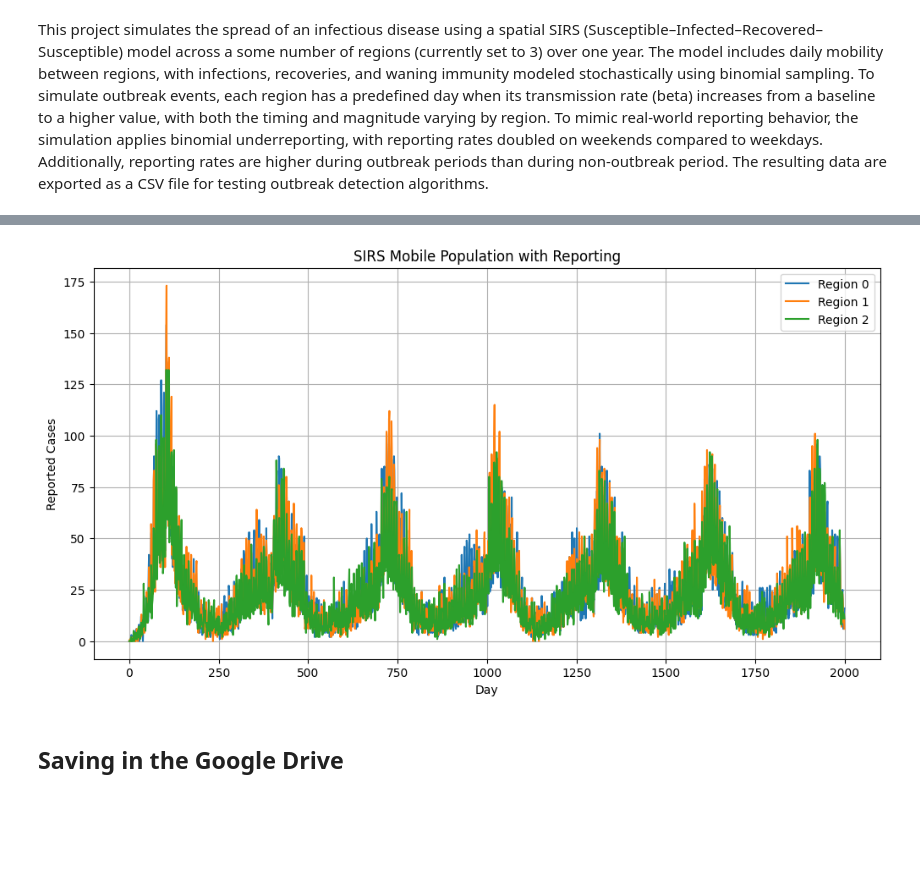
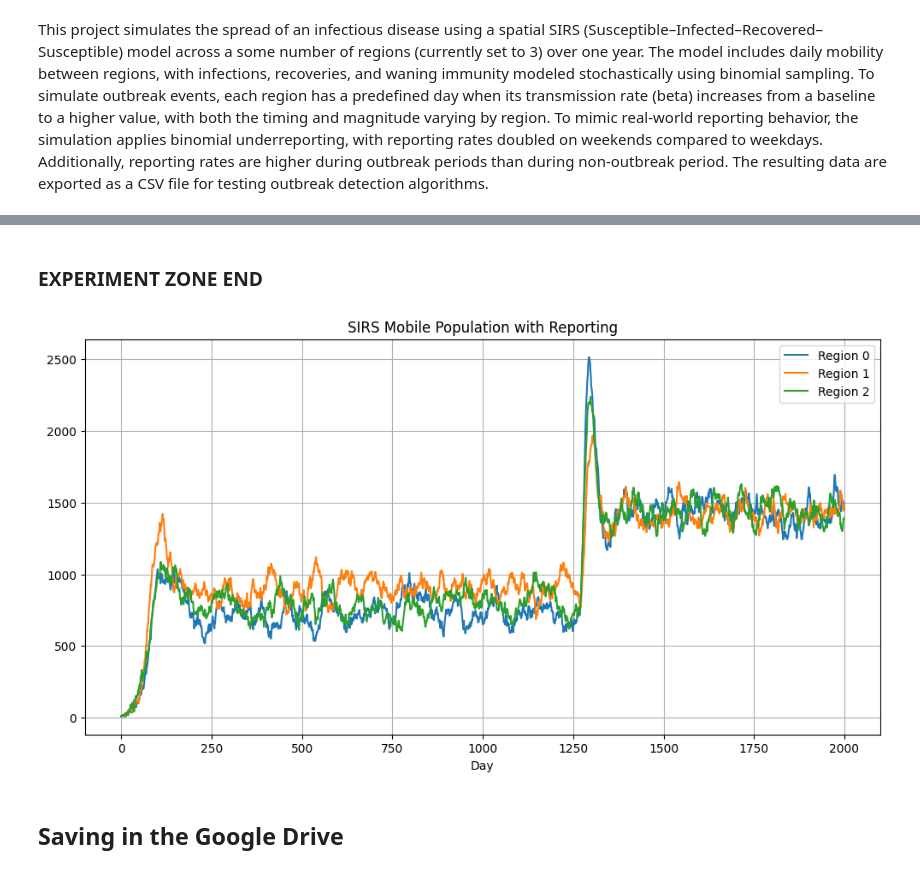
Before and after one commit to SahputraS/Outbreak-Simulation-and-Detection-Testing, a Jupyter notebook: SIRS_Metapopulation_With_Reporting.ipynb, the cells around one changed output, grey strips where cells are left out. Drawn from its saved outputs; the diff is of its cells as text; code cells hidden in the pictures; blank space fills up the shorter version.

```diff
--- a/SIRS_Metapopulation_With_Reporting.ipynb
+++ b/SIRS_Metapopulation_With_Reporting.ipynb
@@ -11,7 +14,7 @@ random.seed(2070778)
 # %% [markdown]
 This project simulates the spread of an infectious disease using a spatial SIRS (Susceptible–Infected–Recovered–Susceptible) model across a some number of regions (currently set to 3) over one year. The model includes daily mobility between regions, with infections, recoveries, and waning immunity modeled stochastically using binomial sampling. To simulate outbreak events, each region has a predefined day when its transmission rate (beta) increases from a baseline to a higher value, with both the timing and magnitude varying by region. To mimic real-world reporting behavior, the simulation applies binomial underreporting, with reporting rates doubled on weekends compared to weekdays. Additionally, reporting rates are higher during outbreak periods than during non-outbreak period. The resulting data are exported as a CSV file for testing outbreak detection algorithms.
 # %%
-def mobility(stat_matrix, max_move):
+def mobility_simple(stat_matrix, max_move):
     stat = stat_matrix.flatten().astype(int)
 
     if np.all(stat >=1): # Only if the values in the compartment/status are not 0, and there are poeple to move
@@ -38,3 +164,5 @@ def mobility(stat_matrix, max_move):
+# %% [markdown]
+### EXPERIMENT ZONE END
 # %%
 def reporting_dynamic(true_cases, t, r, reporting_delay, reporting_rate, days, use_delay=True):
     """
@@ -111,6 +203,42 @@ def sirs_transitions(S_prev, I_prev, R_prev, N_total, beta, gamma, waning_rate):
     R_now = R_prev + now_recovered - now_susceptible
 
     return S_now, I_now, R_now, now_infected, now_recovered, now_susceptible
+# %%
+## Parameters
+# SIRS
+regions = 3                         # Number of spatial regions
+N_current = [10000,10000,10000]     # Population per region
+beta_outbreak = [0.27, 0.26, 0.27]  # Infection rate that causes outbreak
+beta_low = [0.14, 0.18, 0.15]       # Infection rate without outbreak
+gamma = 0.1                         # Recovery rate
+waning_rate = 0.03                  # Rate of losing immunity and back being susceptible
+days = 2000                         # Duration of simulation
+initial_infected = [10, 10, 10]     # Initial infected per region
+initial_recovered = [5, 5, 5]       # Initial recovered per region
+
+# Beta schedulling
+start_outbreak_day = [1271, 1271, 1271]
+high_beta_duration = [730,730,730]    # How long beta high stays (days)
+low_beta_duration = [1270,1270,1270]  # How long beta low stays (days)
+
+
+# For each region: mode (True=high, False=low), and timer for current mode
+mode_high = [False] * regions
+mode_timer = start_outbreak_day    # match start_outbreak_day for the start of the outbreak
+true_outbreak_label = np.zeros((regions, days), dtype=int)
+
+# Moving
+max_ppl_move = 100                  # Cap on how many people can move (might be useful if we want to simulate social distancing)
+
+
+# Reporting
+reporting_rate_array = [0.8, 0.8, 0.8]  # Reporting rate per region
+reported_cases = np.zeros((regions, days)) # Initialization for the reported cases array
+
+# If i want the delay
+max_delay = 3             # cap reporting delay
+delay_dist = np.random.poisson
+reporting_delay = np.minimum(delay_dist(2, size=(regions, days)), max_delay)
 # %%
 # Initialize SIR arrays
 S = np.zeros((regions, days))
@@ -171,36 +299,37 @@ for t in range(1, days):
         if report_day is not None:
             reported_cases[r, report_day] += reported
 
 
     #3. Mobility
     S[:, t] = mobility(S[:, t], max_ppl_move)
     I[:, t] = mobility(I[:, t], max_ppl_move)
     R[:, t] = mobility(R[:, t], max_ppl_move)
     N_current = S[:, t] + I[:, t] + R[:, t] # Update the number of population after the mobility
 
 
 
 # Compile results
 data = pd.DataFrame([
     {'Day': t, 'Region': r,
      'Susceptible': S[r, t], 'Infected': I[r, t],
      'Recovered': R[r, t], 'Reported Cases': reported_cases[r, t], 'True Outbreak': true_outbreak_label[r, t]}
     for r in range(regions) for t in range(days)
 ])
 
 # Plot reported cases over time for each region
 plt.figure(figsize=(12, 6))
 for r in range(regions):
     subset = data[data['Region'] == r]
-    plt.plot(subset['Day'], subset['Reported Cases'], label=f'Region {r}')
+    plt.plot(subset['Day'], subset['Infected'], label=f'Region {r}')
 plt.xlabel('Day')
-plt.ylabel('Reported Cases')
+# plt.ylabel('Reported Cases')
+# plt.ylabel('Infected')
 plt.title('SIRS Mobile Population with Reporting')
 plt.legend()
 plt.grid(True)
 plt.show()
 # %% [output]
-[figure, old version]
+[figure, new version]
 # %% [markdown]
 ## Saving in the Google Drive
 # %%
```
Also changed, not shown: parts of 6 cells of this notebook.
